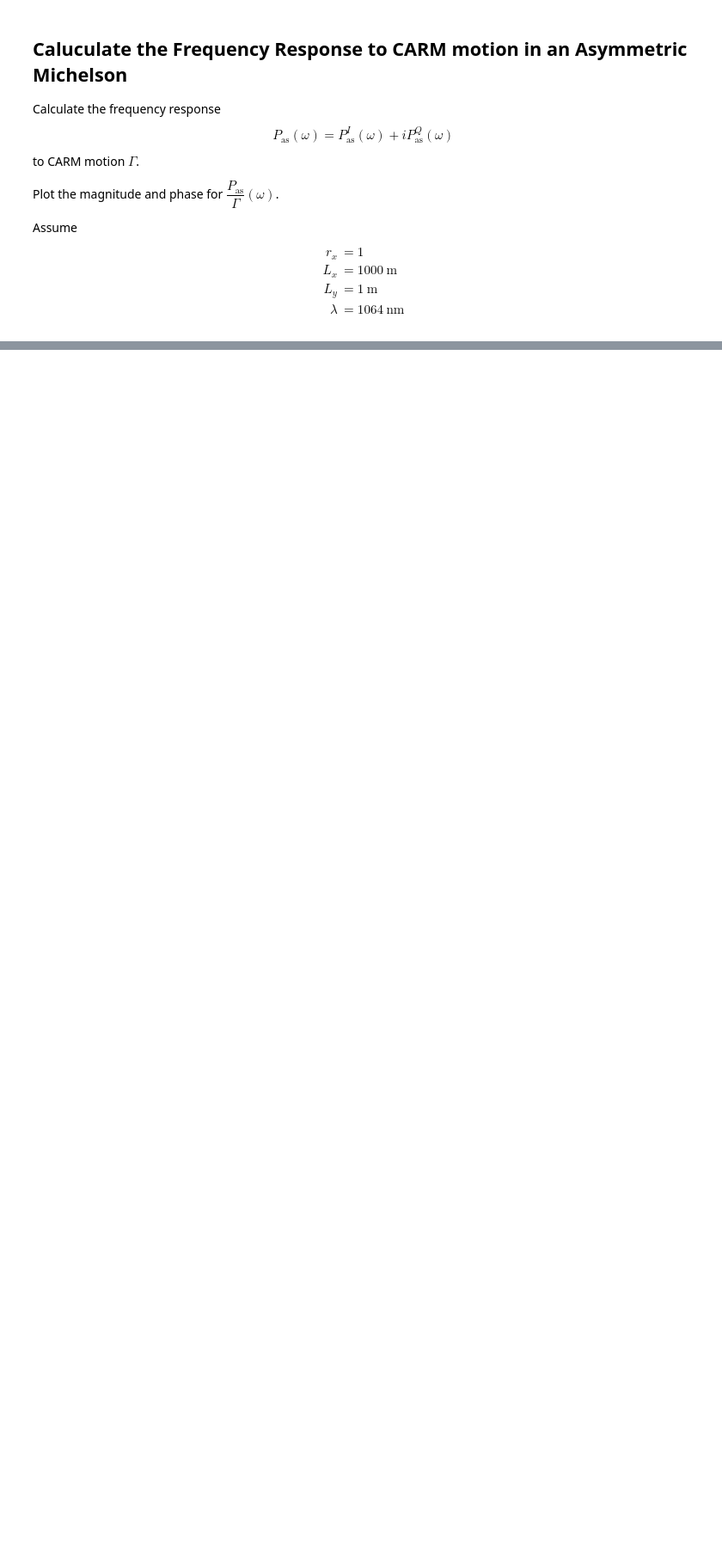
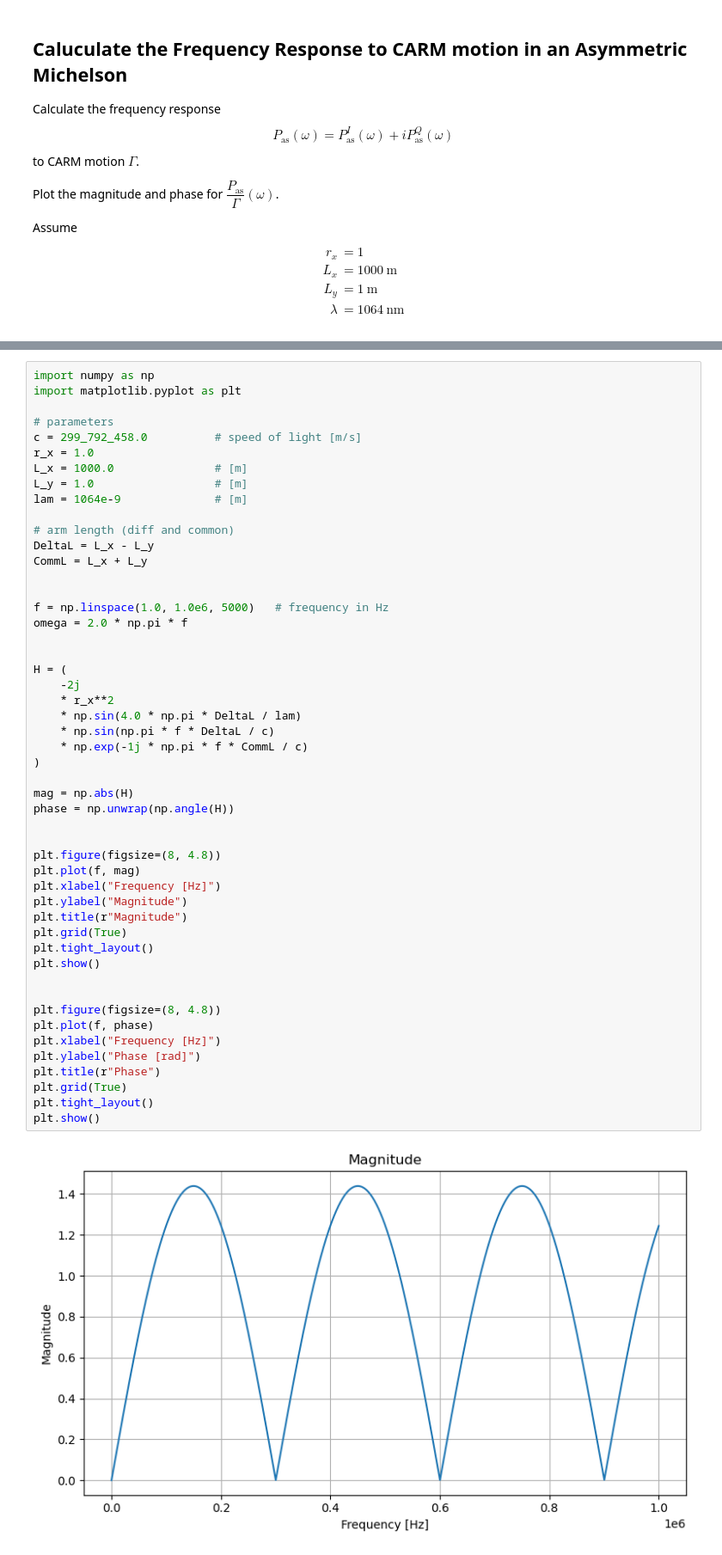
Before and after one commit to cacapuano/carolines_lasers_course_repo, a Jupyter notebook: homework_submissions/capuano_homework_3_submission.ipynb, the cells around one changed output, grey strips where cells are left out. Shown at 86% size. Saved outputs shown, nothing was run; the diff lists cells and outputs as text; blank space fills up the shorter version.

```diff
--- a/homework_submissions/capuano_homework_3_submission.ipynb
+++ b/homework_submissions/capuano_homework_3_submission.ipynb
@@ -1905,0 +2047,52 @@ L_y &= 1~\mathrm{m}\\
+# %%
+import numpy as np
+import matplotlib.pyplot as plt
+
+# parameters
+c = 299_792_458.0          # speed of light [m/s]
+r_x = 1.0
+L_x = 1000.0               # [m]
+L_y = 1.0                  # [m]
+lam = 1064e-9              # [m]
+
+# arm length (diff and common)
+DeltaL = L_x - L_y
+CommL = L_x + L_y
+
+
+f = np.linspace(1.0, 1.0e6, 5000)   # frequency in Hz
+omega = 2.0 * np.pi * f
+
+
+H = (
+    -2j
+    * r_x**2
+    * np.sin(4.0 * np.pi * DeltaL / lam)
+    * np.sin(np.pi * f * DeltaL / c)
+    * np.exp(-1j * np.pi * f * CommL / c)
+)
+
+mag = np.abs(H)
+phase = np.unwrap(np.angle(H))
+
+
+plt.figure(figsize=(8, 4.8))
+plt.plot(f, mag)
+plt.xlabel("Frequency [Hz]")
+plt.ylabel("Magnitude")
+plt.title(r"Magnitude")
+plt.grid(True)
+plt.tight_layout()
+plt.show()
+
+
+plt.figure(figsize=(8, 4.8))
+plt.plot(f, phase)
+plt.xlabel("Frequency [Hz]")
+plt.ylabel("Phase [rad]")
+plt.title(r"Phase")
+plt.grid(True)
+plt.tight_layout()
+plt.show()
+# %% [output]
+[figure, added]
```
Also changed, not shown: parts of 2 cells of this notebook.
